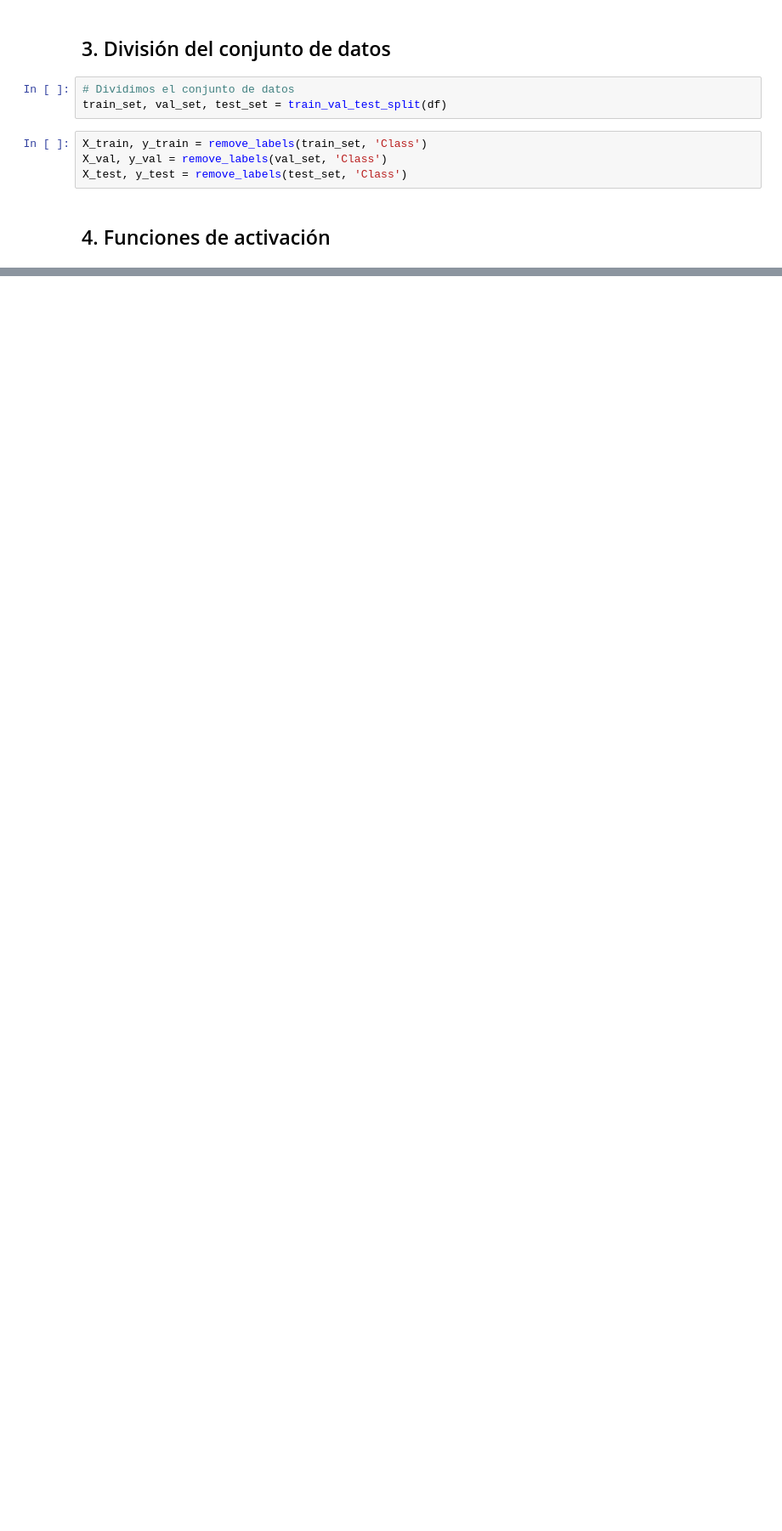
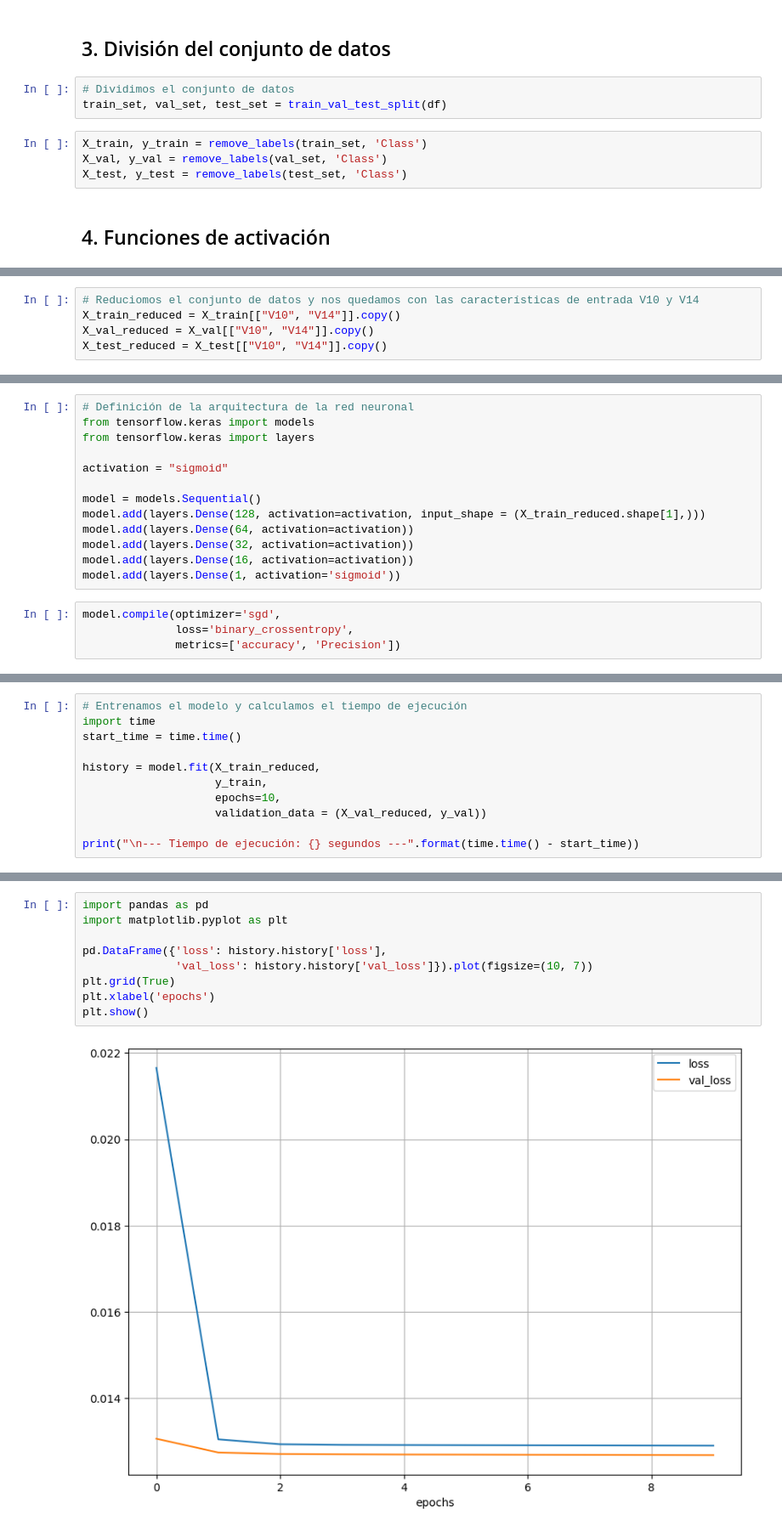
Before and after one commit to LuisPerdomo123/Inteligencia-Computacional, a Jupyter notebook: Funciones_de_activacion_Caso_practico_I.ipynb, the cells around one changed output, grey strips where cells are left out. Shown at 85% size. Saved outputs shown, nothing was run; the diff lists cells and outputs as text; blank space fills up the shorter version.

```diff
--- a/Funciones_de_activacion_Caso_practico_I.ipynb
+++ b/Funciones_de_activacion_Caso_practico_I.ipynb
@@ -99,0 +138,5 @@ X_test, y_test = remove_labels(test_set, 'Class')
+# %%
+# Reduciomos el conjunto de datos y nos quedamos con las características de entrada V10 y V14
+X_train_reduced = X_train[["V10", "V14"]].copy()
+X_val_reduced = X_val[["V10", "V14"]].copy()
+X_test_reduced = X_test[["V10", "V14"]].copy()
@@ -99,0 +145,17 @@ X_test, y_test = remove_labels(test_set, 'Class')
+# %%
+# Definición de la arquitectura de la red neuronal
+from tensorflow.keras import models
+from tensorflow.keras import layers
+
+activation = "sigmoid"
+
+model = models.Sequential()
+model.add(layers.Dense(128, activation=activation, input_shape = (X_train_reduced.shape[1],)))
+model.add(layers.Dense(64, activation=activation))
+model.add(layers.Dense(32, activation=activation))
+model.add(layers.Dense(16, activation=activation))
+model.add(layers.Dense(1, activation='sigmoid'))
+# %%
+model.compile(optimizer='sgd',
+              loss='binary_crossentropy',
+              metrics=['accuracy', 'Precision'])
@@ -99,0 +185,11 @@ X_test, y_test = remove_labels(test_set, 'Class')
+# %%
+# Entrenamos el modelo y calculamos el tiempo de ejecución
+import time
+start_time = time.time()
+
+history = model.fit(X_train_reduced,
+                    y_train,
+                    epochs=10,
+                    validation_data = (X_val_reduced, y_val))
+
+print("\n--- Tiempo de ejecución: {} segundos ---".format(time.time() - start_time))
@@ -99,0 +237,11 @@ X_test, y_test = remove_labels(test_set, 'Class')
+# %%
+import pandas as pd
+import matplotlib.pyplot as plt
+
+pd.DataFrame({'loss': history.history['loss'],
+              'val_loss': history.history['val_loss']}).plot(figsize=(10, 7))
+plt.grid(True)
+plt.xlabel('epochs')
+plt.show()
+# %% [output]
+[figure, added]
```
Also changed, not shown: parts of 13 cells of this notebook.
